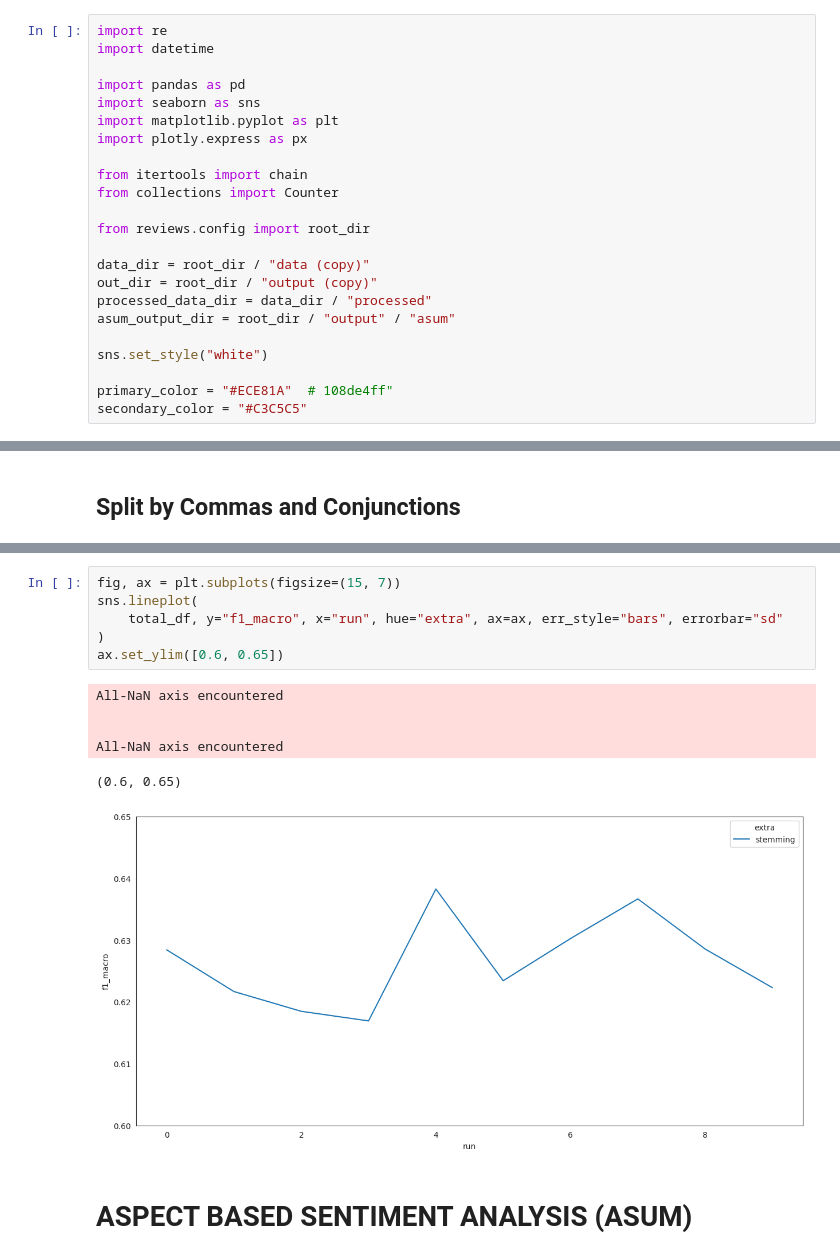
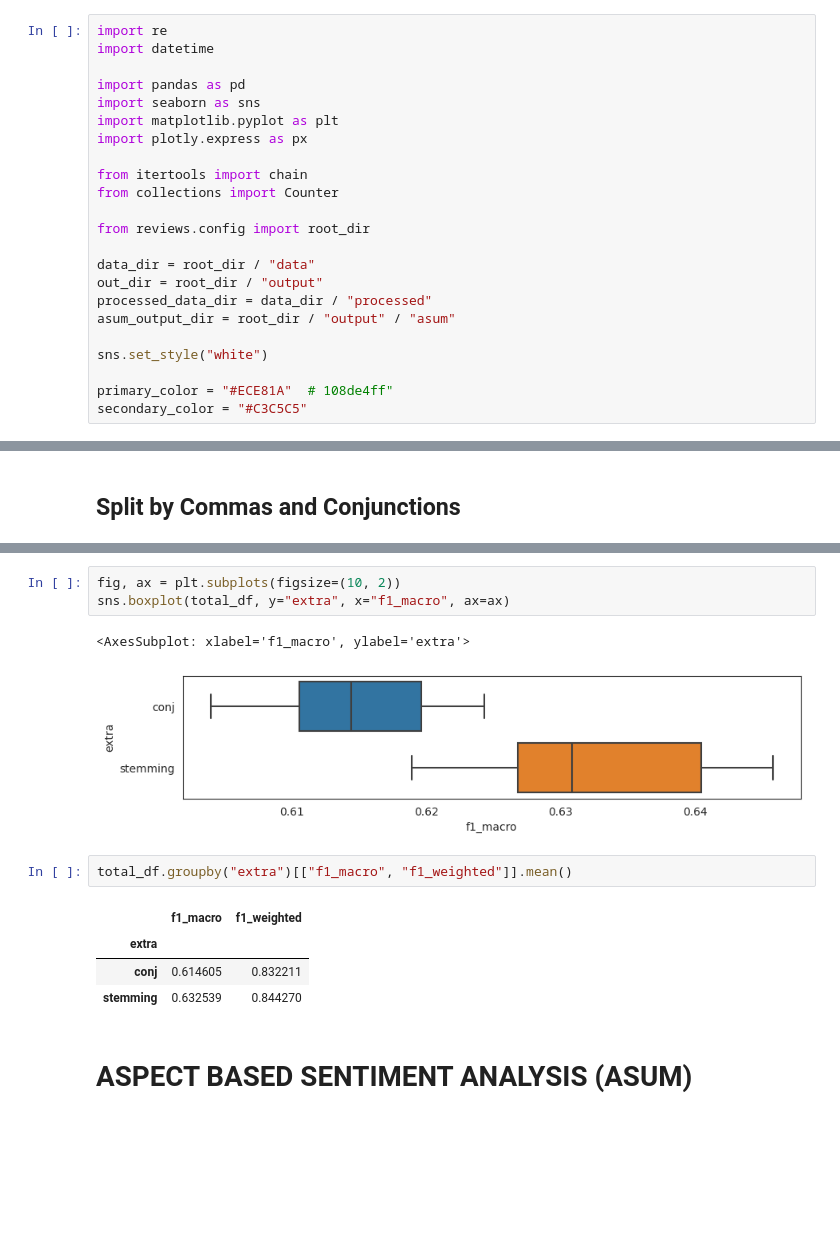
Before and after one commit to saiteki-kai/amazon-reviews, a Jupyter notebook: notebooks/06_results.ipynb, the cells around one changed output, grey strips where cells are left out. Saved outputs shown, nothing was run; the diff lists cells and outputs as text; blank space fills up the shorter version.

```diff
--- a/notebooks/06_results.ipynb
+++ b/notebooks/06_results.ipynb
@@ -12,8 +12,8 @@ from collections import Counter
 
 from reviews.config import root_dir
 
-data_dir = root_dir / "data (copy)"
-out_dir = root_dir / "output (copy)"
+data_dir = root_dir / "data"
+out_dir = root_dir / "output"
 processed_data_dir = data_dir / "processed"
 asum_output_dir = root_dir / "output" / "asum"
 
@@ -131,16 +126,16 @@ total_df
 # %%
-fig, ax = plt.subplots(figsize=(15, 7))
-sns.lineplot(
-    total_df, y="f1_macro", x="run", hue="extra", ax=ax, err_style="bars", errorbar="sd"
-)
-ax.set_ylim([0.6, 0.65])
+fig, ax = plt.subplots(figsize=(10, 2))
+sns.boxplot(total_df, y="extra", x="f1_macro", ax=ax)
 # %% [output]
-All-NaN axis encountered
-
-
-All-NaN axis encountered
+<AxesSubplot: xlabel='f1_macro', ylabel='extra'>
-(0.6, 0.65)
-[figure, old version]
+[figure, new version]
+# %%
+total_df.groupby("extra")[["f1_macro", "f1_weighted"]].mean()
+# %% [output]
+|  | f1_macro | f1_weighted |
+| extra |  |  |
+| conj | 0.614605 | 0.832211 |
+| stemming | 0.632539 | 0.844270 |
 # %% [markdown]
 # ASPECT BASED SENTIMENT ANALYSIS (ASUM)
 # %%
```
Also changed, not shown: parts of 24 cells of this notebook.
